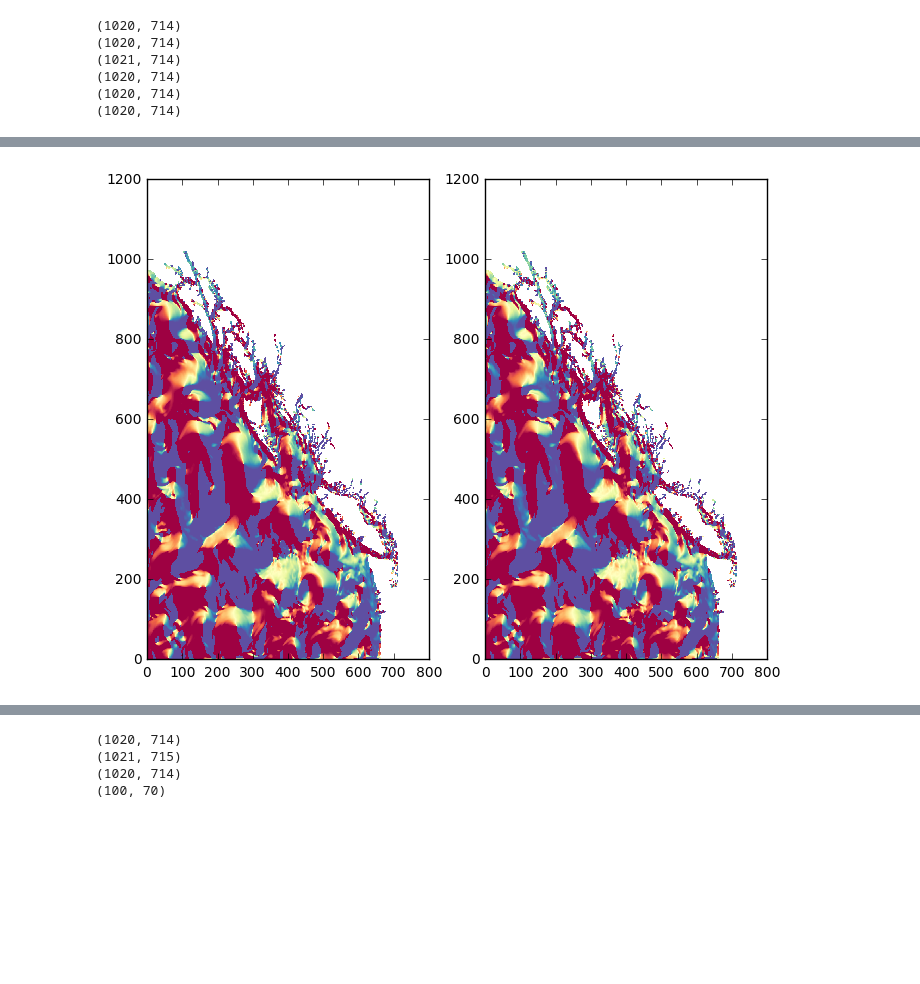
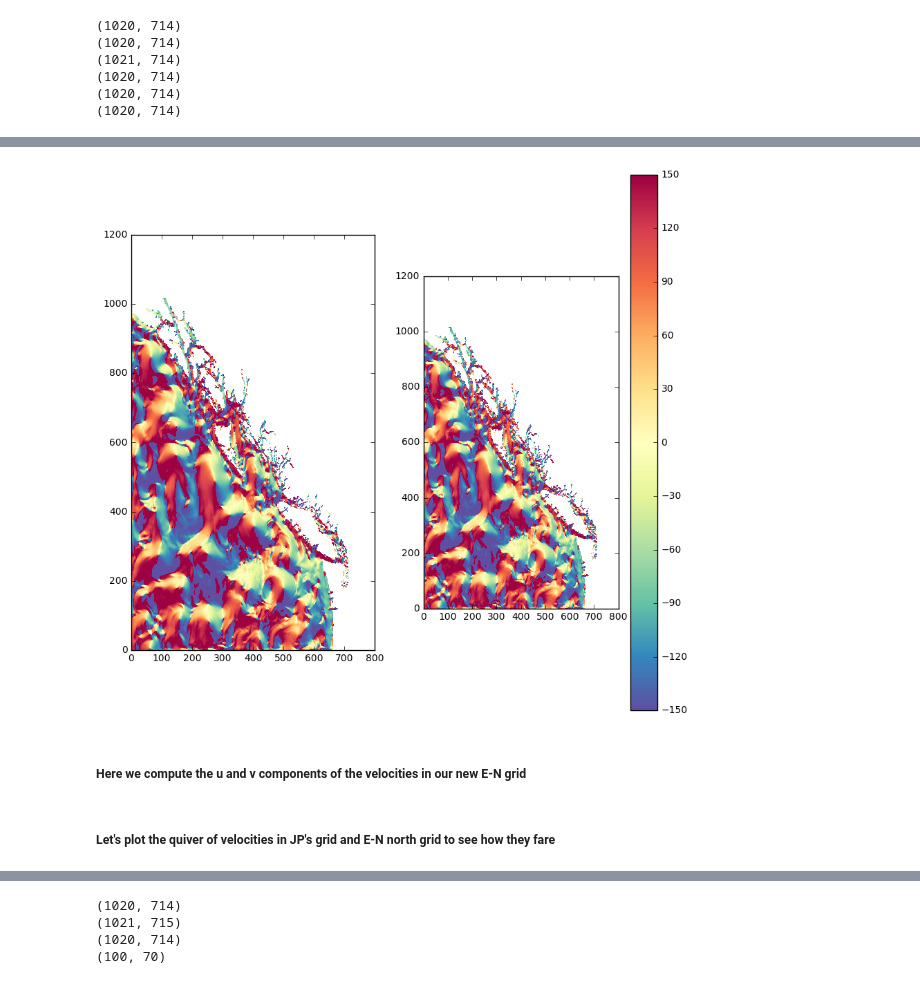
Before and after one commit to UBC-MOAD/wcvi, a Jupyter notebook: grid/Grid_transformation.ipynb, the cells around one changed output, grey strips where cells are left out. Saved outputs shown, nothing was run; the diff lists cells and outputs as text; code cells hidden in the pictures; blank space fills up the shorter version.

```diff
--- a/grid/Grid_transformation.ipynb
+++ b/grid/Grid_transformation.ipynb
@@ -252,21 +263,24 @@ print(mag_vel.shape)
 # %%
-angle_unrotated = ang_vel - bearing_actual_cut;
+angle_unrotated = ang_vel + bearing_actual_cut;
 
-fig, (ax0, ax1) = plt.subplots(ncols=2,figsize=(8, 8))
+fig, (ax0, ax1) = plt.subplots(ncols=2,figsize=(10,10))
 
-mesh = ax0.pcolormesh(ang_vel, cmap =cm.Spectral_r, vmin=-100, vmax=100)
+mesh = ax0.pcolormesh(ang_vel, cmap =cm.Spectral_r, vmin=-150, vmax=150)
 viz_tools.set_aspect(ax0)
-#fig.colorbar(mesh)
 
-mesh = ax1.pcolormesh(angle_unrotated, cmap =cm.Spectral_r, vmin=-100, vmax=100)
+mesh = ax1.pcolormesh(angle_unrotated, cmap =cm.Spectral_r, vmin=-150, vmax=150)
 viz_tools.set_aspect(ax1)
-#fig.colorbar(mesh,ax1)
+fig.colorbar(mesh,ax=ax1)
 
 plt.draw()
 plt.show()
 # %% [output]
-[figure, old version]
+[figure, new version]
+# %% [markdown]
+##### Here we compute the u and v components of the velocities in our new E-N grid
 # %%
 u_unrotated = mag_vel*np.cos(np.radians(angle_unrotated))
 
 v_unrotated = mag_vel*np.sin(np.radians(angle_unrotated))
+# %% [markdown]
+##### Let's plot the quiver of velocities in JP's grid and E-N north grid to see how they fare
```
Also changed, not shown: parts of 51 cells of this notebook, 3 other files.
